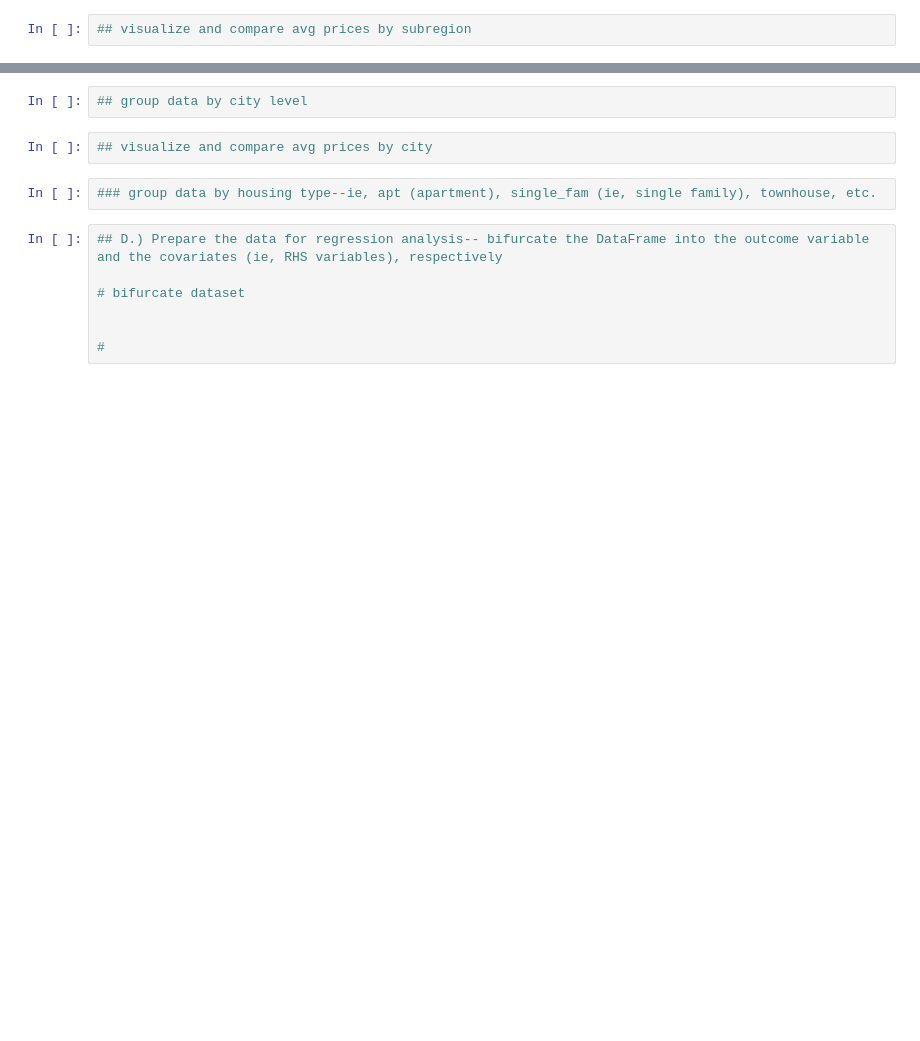
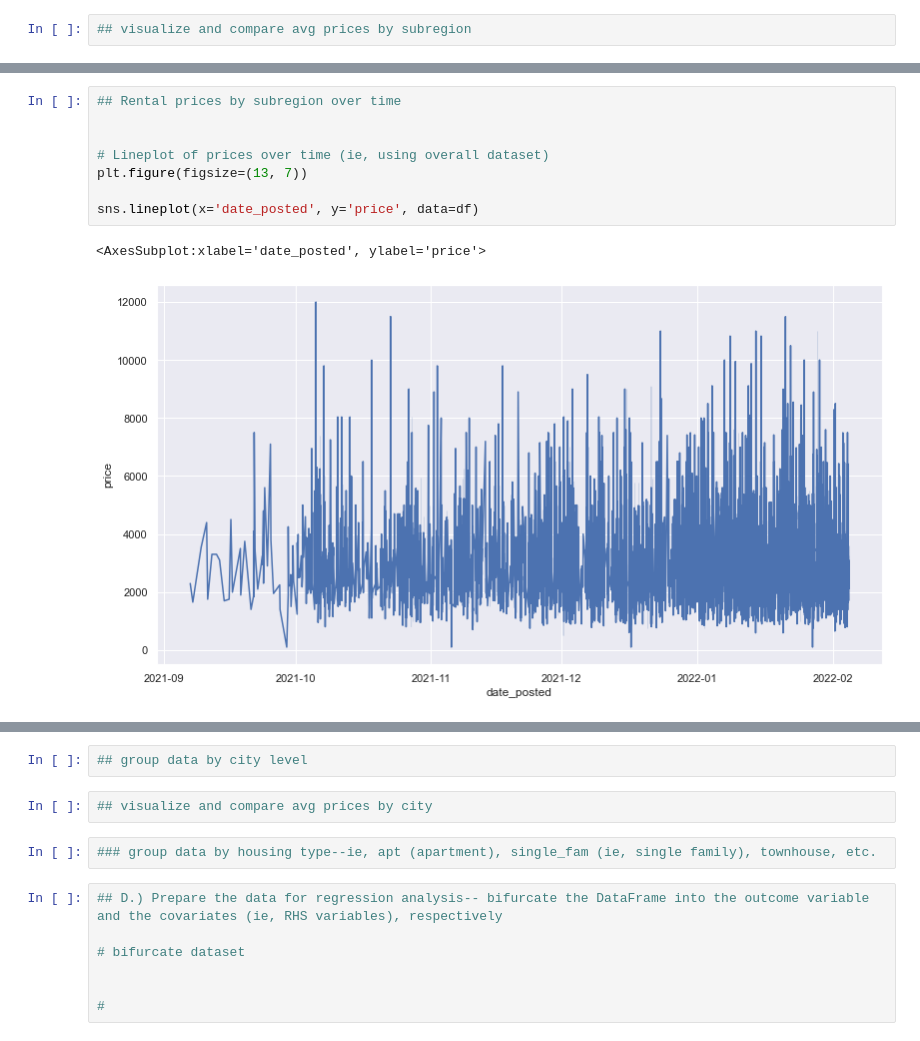
Before and after one commit to Kallen113/craigslist-webcrawler-and-rental-data-analysis, a Jupyter notebook: data_analysis/data_analysis.ipynb, the cells around one changed output, grey strips where cells are left out. Drawn from its saved outputs; the diff is of its cells as text; blank space fills up the shorter version.

```diff
--- a/data_analysis/data_analysis.ipynb
+++ b/data_analysis/data_analysis.ipynb
@@ -278,0 +292,11 @@ IndexError: boolean index did not match indexed array along dimension 0; dimensi
+# %%
+## Rental prices by subregion over time
+
+
+# Lineplot of prices over time (ie, using overall dataset)
+plt.figure(figsize=(13, 7))
+
+sns.lineplot(x='date_posted', y='price', data=df)
+# %% [output]
+<AxesSubplot:xlabel='date_posted', ylabel='price'>
+[figure, added]
```
Also changed, not shown: parts of 54 cells of this notebook, 18 other files.
